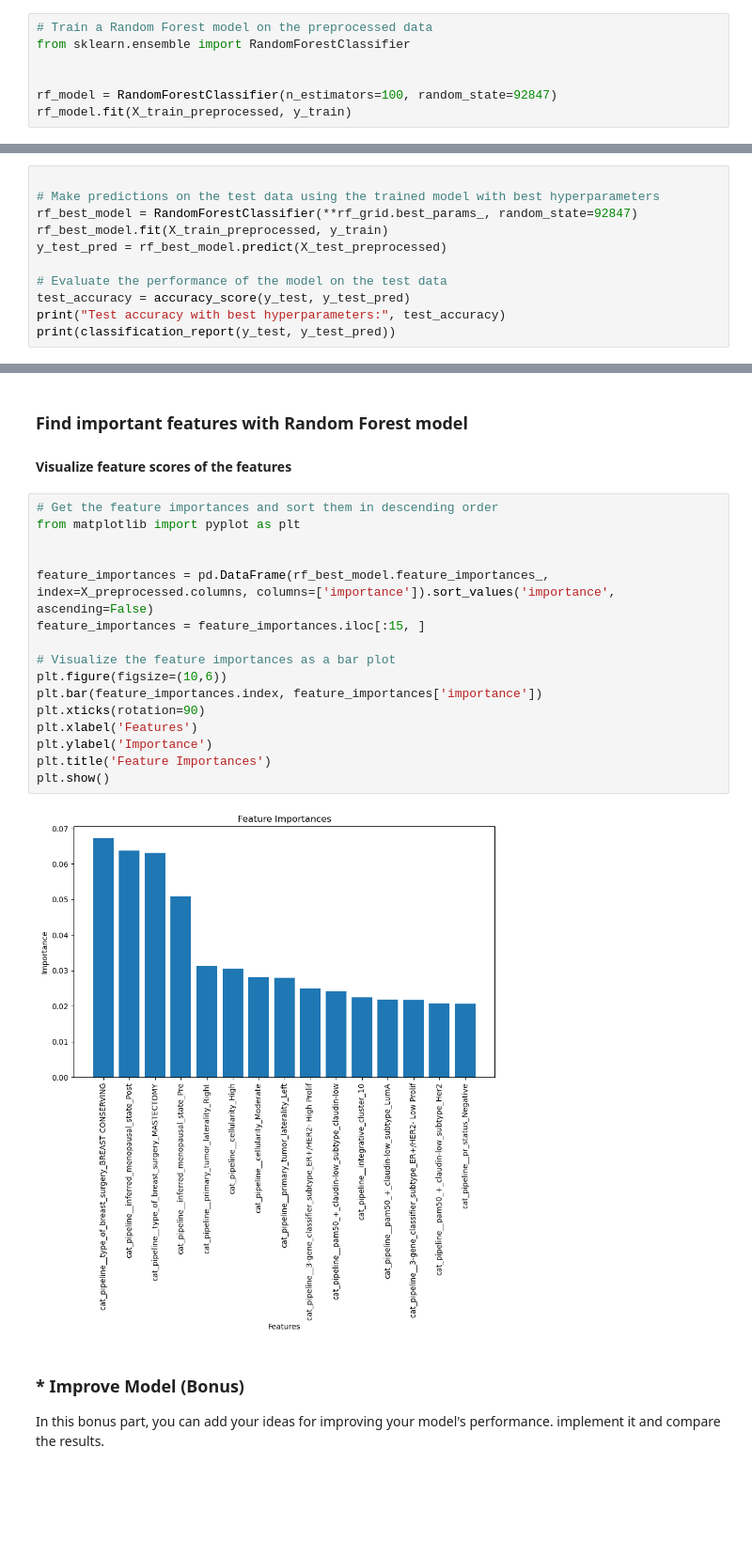
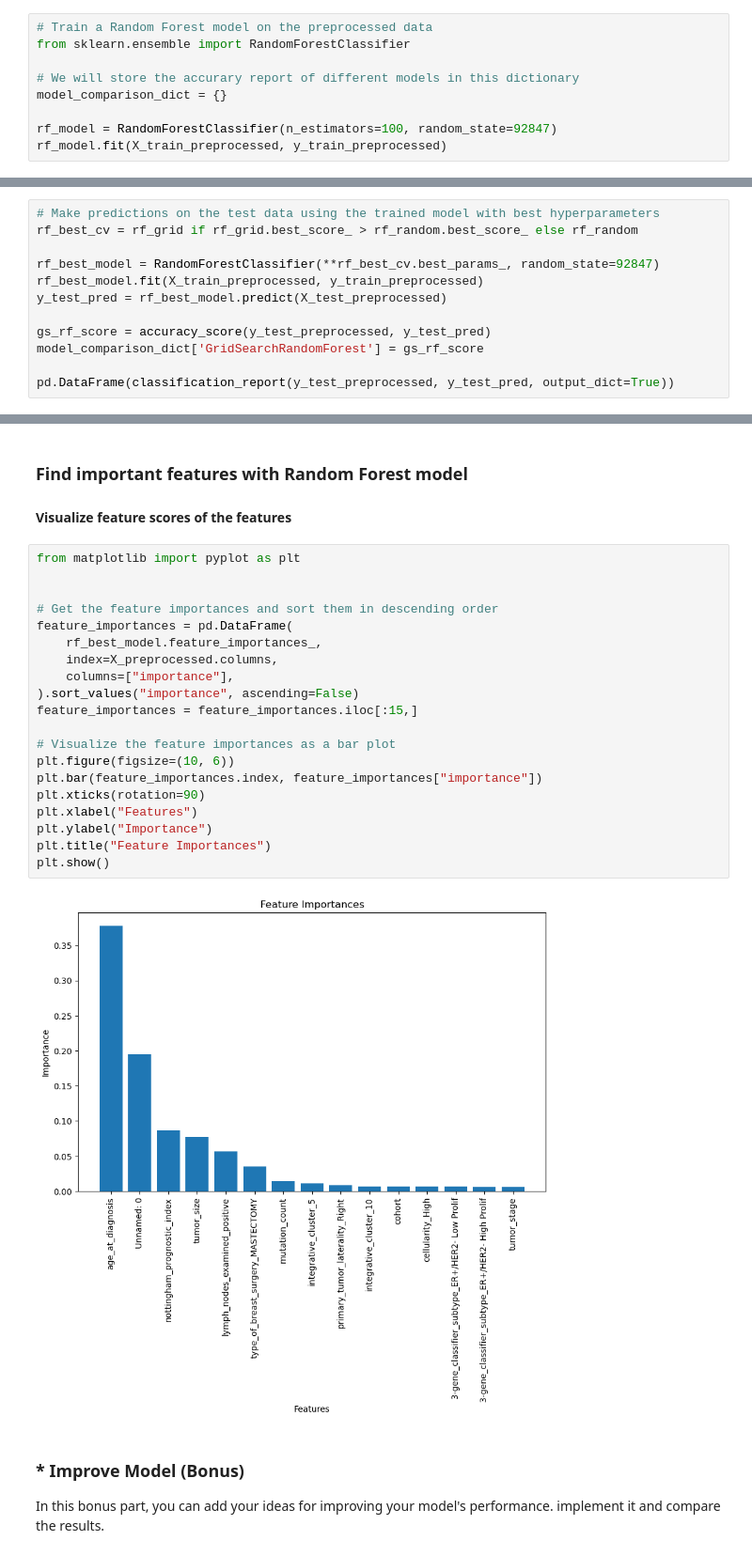
Before and after one commit to jrazi/machine-learning-bioinformatics-assignments-spring-2023, a Jupyter notebook: A2/HW2_MLforBio_Practical/HW2_MLforBio_Ensemble Methods.ipynb, the cells around one changed output, grey strips where cells are left out. Shown: that part at 94% size. Cells and saved outputs as stored; diff of their text form; blank space fills up the shorter version.

```diff
--- a/A2/HW2_MLforBio_Practical/HW2_MLforBio_Ensemble Methods.ipynb
+++ b/A2/HW2_MLforBio_Practical/HW2_MLforBio_Ensemble Methods.ipynb
@@ -151,9 +185,11 @@ X_train_preprocessed, X_test_preprocessed, y_train_preprocessed, y_test_preproce
 # Train a Random Forest model on the preprocessed data
 from sklearn.ensemble import RandomForestClassifier
 
+# We will store the accurary report of different models in this dictionary
+model_comparison_dict = {}
 
 rf_model = RandomForestClassifier(n_estimators=100, random_state=92847)
-rf_model.fit(X_train_preprocessed, y_train)
+rf_model.fit(X_train_preprocessed, y_train_preprocessed)
 # %% [output]
 RandomForestClassifier(random_state=92847)
 # %% [markdown]
@@ -223,12 +297,13 @@ Grid Search CV best parameters: {'max_depth': 10, 'max_features': 'sqrt', 'min_s
 # %%
+# Make predictions on the test data using the trained model with best hyperparameters
+rf_best_cv = rf_grid if rf_grid.best_score_ > rf_random.best_score_ else rf_random
 
-# Make predictions on the test data using the trained model with best hyperparameters
-rf_best_model = RandomForestClassifier(**rf_grid.best_params_, random_state=92847)
-rf_best_model.fit(X_train_preprocessed, y_train)
+rf_best_model = RandomForestClassifier(**rf_best_cv.best_params_, random_state=92847)
+rf_best_model.fit(X_train_preprocessed, y_train_preprocessed)
 y_test_pred = rf_best_model.predict(X_test_preprocessed)
 
-# Evaluate the performance of the model on the test data
-test_accuracy = accuracy_score(y_test, y_test_pred)
-print("Test accuracy with best hyperparameters:", test_accuracy)
-print(classification_report(y_test, y_test_pred))
+gs_rf_score = accuracy_score(y_test_preprocessed, y_test_pred)
+model_comparison_dict['GridSearchRandomForest'] = gs_rf_score
+
+pd.DataFrame(classification_report(y_test_preprocessed, y_test_pred, output_dict=True))
 # %% [output]
@@ -245,23 +323,27 @@ weighted avg       0.65      0.66      0.66       304
 ### Find important features with Random Forest model
 #### Visualize feature scores of the features
 # %%
-# Get the feature importances and sort them in descending order
 from matplotlib import pyplot as plt
 
 
-feature_importances = pd.DataFrame(rf_best_model.feature_importances_, index=X_preprocessed.columns, columns=['importance']).sort_values('importance', ascending=False)
-feature_importances = feature_importances.iloc[:15, ]
+# Get the feature importances and sort them in descending order
+feature_importances = pd.DataFrame(
+    rf_best_model.feature_importances_,
+    index=X_preprocessed.columns,
+    columns=["importance"],
+).sort_values("importance", ascending=False)
+feature_importances = feature_importances.iloc[:15,]
 
 # Visualize the feature importances as a bar plot
-plt.figure(figsize=(10,6))
-plt.bar(feature_importances.index, feature_importances['importance'])
+plt.figure(figsize=(10, 6))
+plt.bar(feature_importances.index, feature_importances["importance"])
 plt.xticks(rotation=90)
-plt.xlabel('Features')
-plt.ylabel('Importance')
-plt.title('Feature Importances')
+plt.xlabel("Features")
+plt.ylabel("Importance")
+plt.title("Feature Importances")
 plt.show()
 # %% [output]
-[figure, old version]
+[figure, new version]
 # %% [markdown]
 ### * Improve Model (Bonus)
 In this bonus part, you can add your ideas for improving your model's performance. implement it and compare the results.
```
Also changed, not shown: parts of 33 cells of this notebook, 6 other files.
